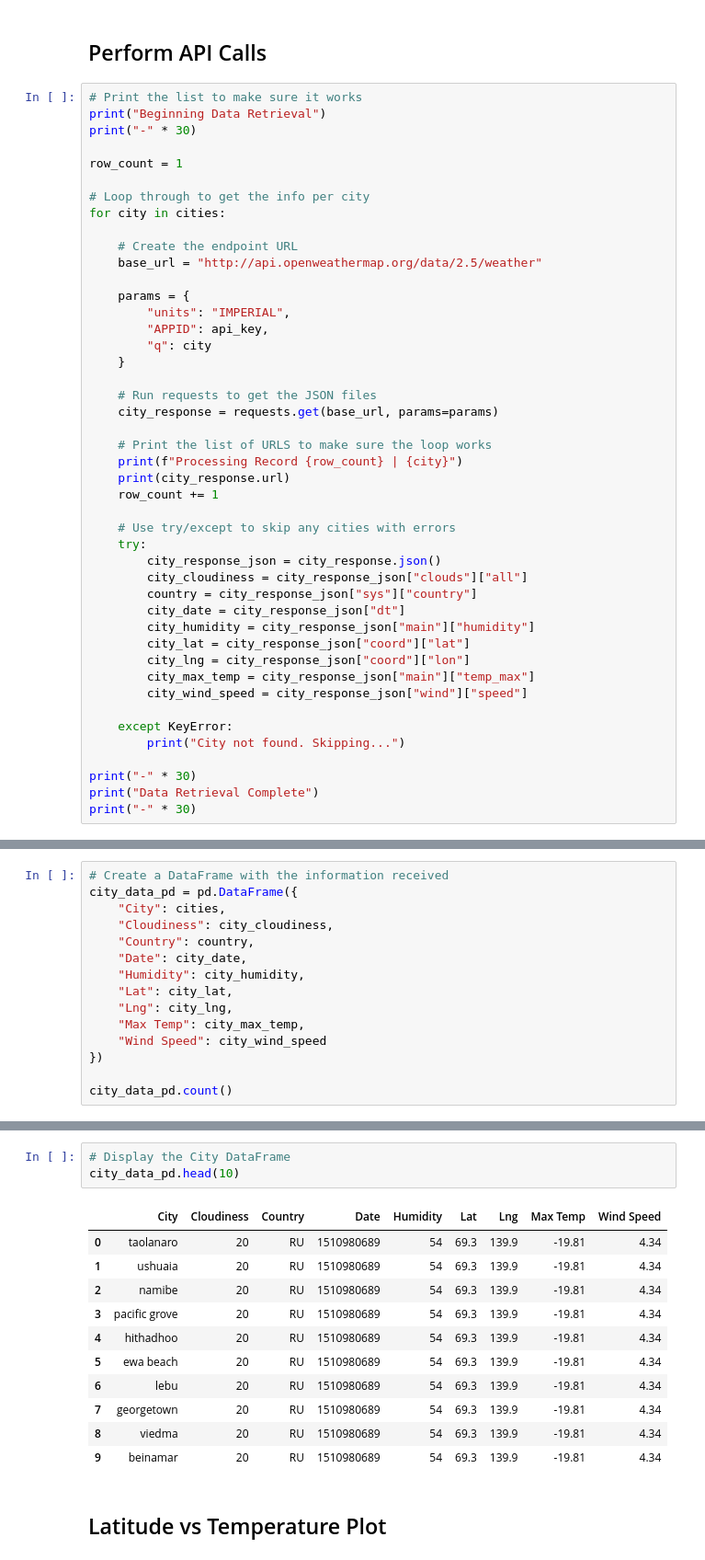
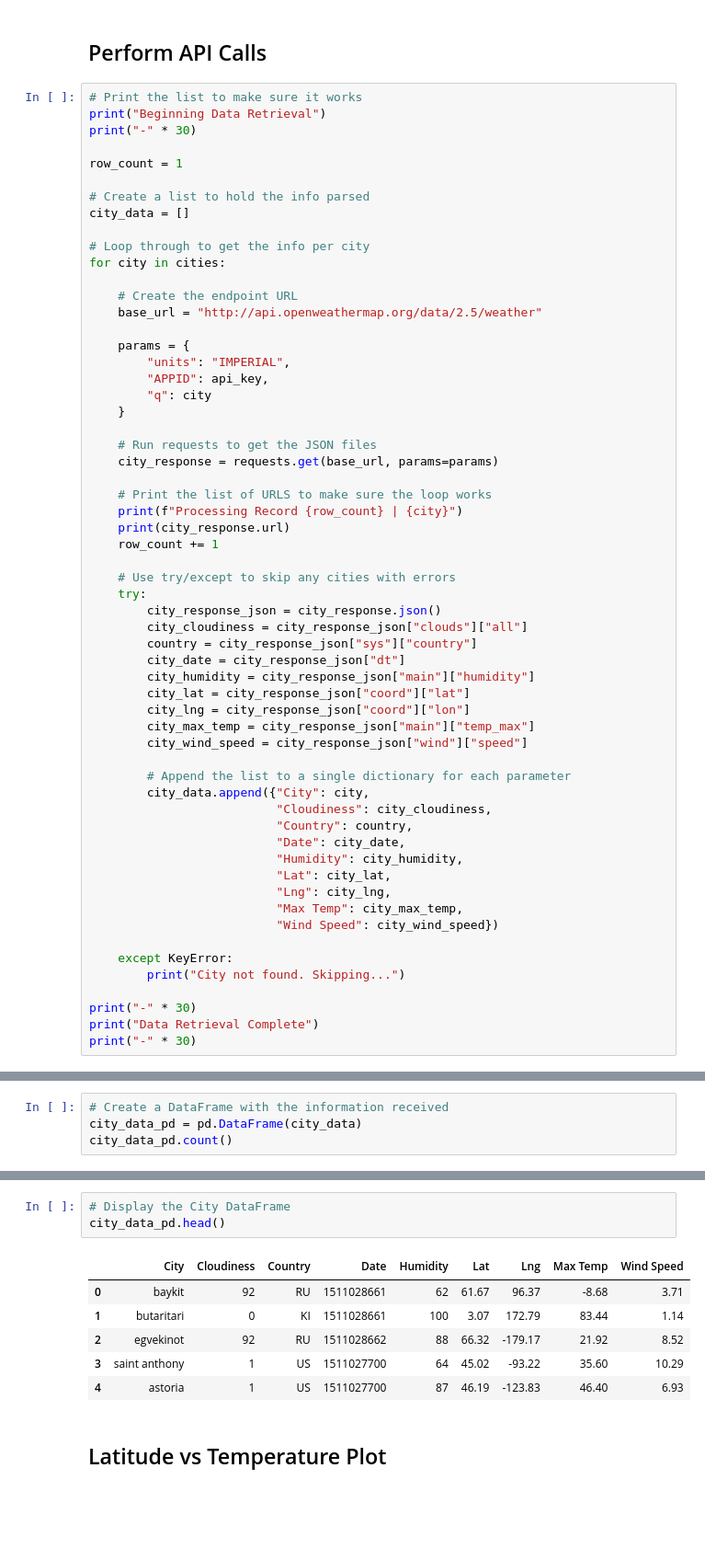
Before and after one commit to ashleyna94/python_apis-challenge, a Jupyter notebook: WeatherPy/WeatherPy.ipynb, the cells around one changed output, grey strips where cells are left out. Shown: that part at 92% size. Cells and saved outputs as stored; diff of their text form; blank space fills up the shorter version.

```diff
--- a/WeatherPy/WeatherPy.ipynb
+++ b/WeatherPy/WeatherPy.ipynb
@@ -60,6 +47,9 @@ print("Beginning Data Retrieval")
 print("-" * 30)
 
 row_count = 1
+
+# Create a list to hold the info parsed
+city_data = []
 
 # Loop through to get the info per city
 for city in cities:
@@ -93,6 +83,17 @@ for city in cities:
         city_max_temp = city_response_json["main"]["temp_max"]
         city_wind_speed = city_response_json["wind"]["speed"]
 
+        # Append the list to a single dictionary for each parameter
+        city_data.append({"City": city,
+                          "Cloudiness": city_cloudiness,
+                          "Country": country,
+                          "Date": city_date,
+                          "Humidity": city_humidity,
+                          "Lat": city_lat,
+                          "Lng": city_lng,
+                          "Max Temp": city_max_temp,
+                          "Wind Speed": city_wind_speed})
+
     except KeyError:
         print("City not found. Skipping...")
 
@@ -164,16 +121,5 @@ city_data_pd.head()
 # %%
 # Create a DataFrame with the information received
-city_data_pd = pd.DataFrame({
-    "City": cities,
-    "Cloudiness": city_cloudiness,
-    "Country": country,
-    "Date": city_date,
-    "Humidity": city_humidity,
-    "Lat": city_lat,
-    "Lng": city_lng,
-    "Max Temp": city_max_temp,
-    "Wind Speed": city_wind_speed
-})
-
+city_data_pd = pd.DataFrame(city_data)
 city_data_pd.count()
 # %% [output]
@@ -189,18 +135,13 @@ Wind Speed    591
 dtype: int64
 # %%
 # Display the City DataFrame
-city_data_pd.head(10)
+city_data_pd.head()
 # %% [output]
 |  | City | Cloudiness | Country | Date | Humidity | Lat | Lng | Max Temp | Wind Speed |
-| 0 | taolanaro | 20 | RU | 1510980689 | 54 | 69.3 | 139.9 | -19.81 | 4.34 |
-| 1 | ushuaia | 20 | RU | 1510980689 | 54 | 69.3 | 139.9 | -19.81 | 4.34 |
-| 2 | namibe | 20 | RU | 1510980689 | 54 | 69.3 | 139.9 | -19.81 | 4.34 |
-| 3 | pacific grove | 20 | RU | 1510980689 | 54 | 69.3 | 139.9 | -19.81 | 4.34 |
-| 4 | hithadhoo | 20 | RU | 1510980689 | 54 | 69.3 | 139.9 | -19.81 | 4.34 |
-| 5 | ewa beach | 20 | RU | 1510980689 | 54 | 69.3 | 139.9 | -19.81 | 4.34 |
-| 6 | lebu | 20 | RU | 1510980689 | 54 | 69.3 | 139.9 | -19.81 | 4.34 |
-| 7 | georgetown | 20 | RU | 1510980689 | 54 | 69.3 | 139.9 | -19.81 | 4.34 |
-| 8 | viedma | 20 | RU | 1510980689 | 54 | 69.3 | 139.9 | -19.81 | 4.34 |
-| 9 | beinamar | 20 | RU | 1510980689 | 54 | 69.3 | 139.9 | -19.81 | 4.34 |
+| 0 | baykit | 92 | RU | 1511028661 | 62 | 61.67 | 96.37 | -8.68 | 3.71 |
+| 1 | butaritari | 0 | KI | 1511028661 | 100 | 3.07 | 172.79 | 83.44 | 1.14 |
+| 2 | egvekinot | 92 | RU | 1511028662 | 88 | 66.32 | -179.17 | 21.92 | 8.52 |
+| 3 | saint anthony | 1 | US | 1511027700 | 64 | 45.02 | -93.22 | 35.60 | 10.29 |
+| 4 | astoria | 1 | US | 1511027700 | 87 | 46.19 | -123.83 | 46.40 | 6.93 |
 # %% [markdown]
 ## Latitude vs Temperature Plot
```
Also changed, not shown: parts of 11 cells of this notebook, 1 other file.
